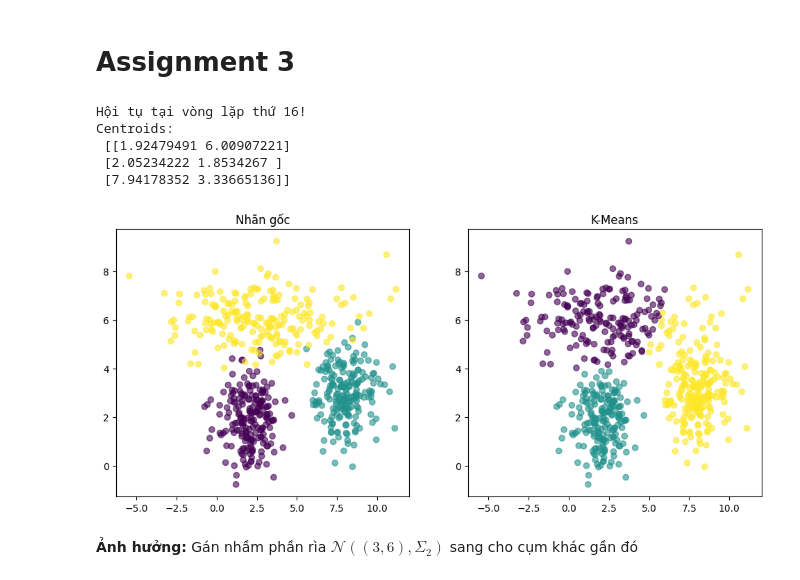
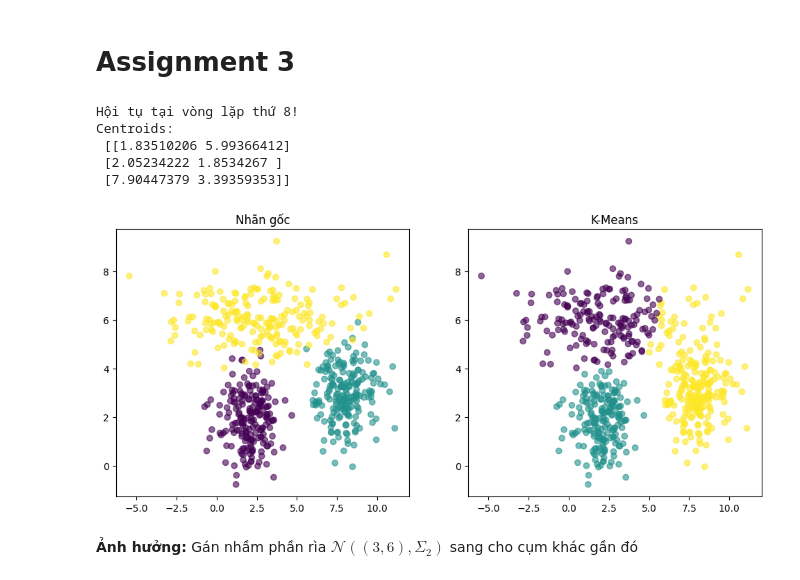
Before and after one commit to taimv2405/ds102_lab, a Jupyter notebook: lab3.ipynb, the cells around one changed output. Drawn from its saved outputs; the diff is of its cells as text; code cells hidden in the pictures.

```diff
--- a/lab3.ipynb
+++ b/lab3.ipynb
@@ -8,16 +8,44 @@ np.random.seed(42)
 # Implement KMeans
 # %%
 class KMeans:
-  def __init__(self, n_clusters, max_iter=100):
+  def __init__(self, n_clusters, init='random' , max_iter=100):
     self.n_clusters = n_clusters
+    self.init = init
     self.max_iter = max_iter
     self.centroids = None
     self.labels = None
 
+  def _init_centroids(self, X):
+    centroids = np.empty((self.n_clusters, X.shape[1]))
+
+    # Chọn ngẫu nhiên centroid đầu tiên
+    random_idx = np.random.choice(X.shape[0])
+    centroids[0] = X[random_idx]
+
+    # Tính khoảng cách bình phương từ mọi điểm đến centroid đầu tiên
+    dist_sq_min = np.sum((X - centroids[0])**2, axis=1)
+
+    # Chọn các centroid còn lại
+    for i in range(1, self.n_clusters):
+      # Điểm nào xa centroid cũ nhất thì xác suất được chọn cao nhất
+      probs = dist_sq_min / np.sum(dist_sq_min)
+      next_centroid_idx = np.random.choice(X.shape[0], p=probs)
+      centroids[i] = X[next_centroid_idx]
+
+      # Cập nhật khoảng cách ngắn nhất cho từng điểm nếu tâm mới gần hơn tâm cũ
+      dist_to_new_centroid = np.sum((X - centroids[i])**2, axis=1)
+      dist_sq_min = np.minimum(dist_sq_min, dist_to_new_centroid)
+
+    return centroids
+
   def fit(self, X):
-    # Randomly initialize centroids
-    idx = np.random.choice(X.shape[0], self.n_clusters, replace=False)
-    self.centroids = X[idx]
+    if self.init == 'k-means++':
+      # KMeans++ initialize centroids
+      self.centroids = self._init_centroids(X)
+    else:
+      # Randomly initialize centroids
+      idx = np.random.choice(X.shape[0], self.n_clusters, replace=False)
+      self.centroids = X[idx]
 
     for iter in range(self.max_iter):
       # E-Step
@@ -168,23 +131,23 @@ Centroids:
 # %%
 c1 = np.random.multivariate_normal([2, 2], [[1, 0], [0, 1]], 200)
 c2 = np.random.multivariate_normal([8, 3], [[1, 0], [0, 1]], 200)
 c3 = np.random.multivariate_normal([3, 6], [[10, 0], [0, 1]], 200)
 X = np.vstack([c1, c2, c3])
 
-final_centroids, final_labels = KMeans(n_clusters=3).fit(X)
+final_centroids, final_labels = KMeans(n_clusters=3, init='k-means++').fit(X)
 
 fig, (ax1, ax2) = plt.subplots(1, 2, figsize=(12, 5))
 ax1.scatter(X[:, 0], X[:, 1], c=np.repeat([0, 1, 2], 200), alpha=0.6)
 ax1.set_title("Nhãn gốc")
 ax2.scatter(X[:, 0], X[:, 1], c=final_labels, alpha=0.6)
 ax2.set_title("K-Means")
 plt.show()
 # %% [output]
-Hội tụ tại vòng lặp thứ 16!
+Hội tụ tại vòng lặp thứ 8!
 Centroids:
- [[1.92479491 6.00907221]
+ [[1.83510206 5.99366412]
  [2.05234222 1.8534267 ]
- [7.94178352 3.33665136]]
+ [7.90447379 3.39359353]]
-[figure, old version]
+[figure, new version]
 # %% [markdown]
 **Ảnh hưởng:** Gán nhầm phần rìa $\mathcal{N}((3, 6), \Sigma_2)$ sang cho cụm khác gần đó
```
Also changed, not shown: parts of 3 cells of this notebook.
